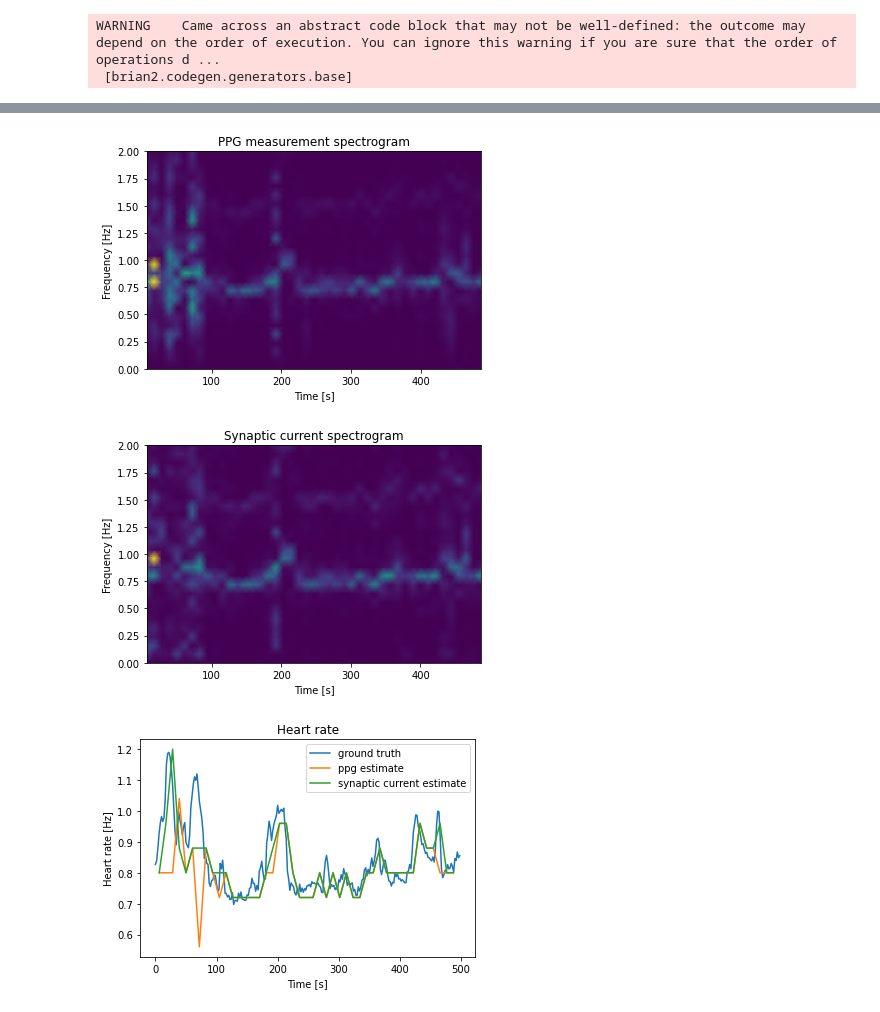
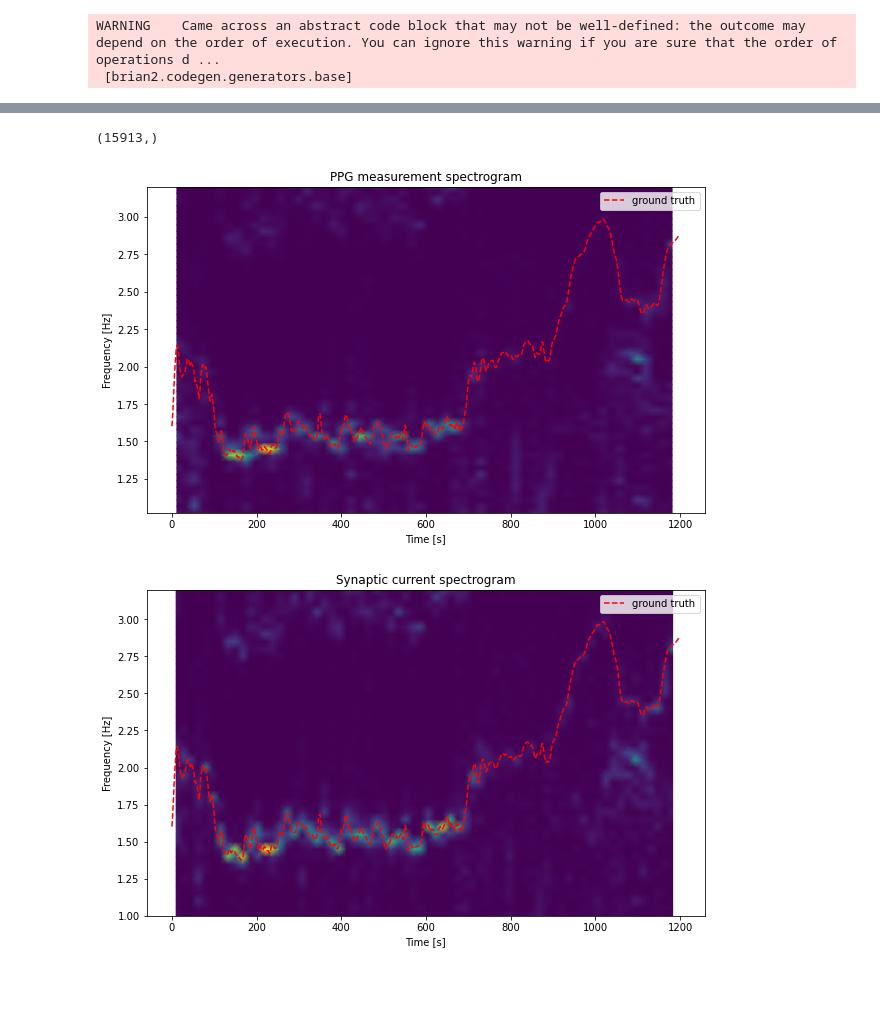
Before and after one commit to pennfranc/adm-ppg-analysis, a Jupyter notebook: test_neurons.ipynb, the cells around one changed output, grey strips where cells are left out. Saved outputs shown, nothing was run; the diff lists cells and outputs as text; code cells hidden in the pictures; blank space fills up the shorter version.

```diff
--- a/test_neurons.ipynb
+++ b/test_neurons.ipynb
@@ -7,7 +7,7 @@ from data_loader import load_pickle
 from ADM import ADM
 # %%
 # load PPG data
-data = load_pickle(1)
+data = load_pickle(5)
 PPG_signal = data['signal']['wrist']['BVP']
 
 # load heart rate data
@@ -45,7 +45,7 @@ def ADM_spikes(signal):
 device.reinit()
 device.activate()
 defaultclock.dt = 5000 * us
-duration = 500 * second
+duration = 1200 * second
 
 network = Network()
 chip = DynapSE(network)
@@ -115,53 +111,54 @@ mon_neuron_input.t.shape
+# %%
+mon_neuron_input.t.shape
+# %% [output]
+(15913,)
 # %%
 synaptic_current = mon_synapse_state.I_syn_exc2[0]
 original_ppg = PPG_signal[:ppg_segment_length, 0]
 #ts = mon_neuron_state.Imem[0]
 #ts = ts - ts.mean()
 
+bpm_hz = bpm / 60
+bpm_segment_length = int(duration / second / 2)
+
 fs_ppg = 64
 fs_syn = 10e5 / defaultclock.dt * us
-nperseg_ppg = 800
-nperseg_syn = 2500
+nperseg_ppg = 1500
+nperseg_syn = 4000
 
 f_ppg, t_ppg, Sxx_ppg = signal.spectrogram(original_ppg, fs_ppg, nperseg=nperseg_ppg)
 f_syn, t_syn, Sxx_syn = signal.spectrogram(synaptic_current, fs_syn, nperseg=nperseg_syn)
 
-fmin = 0 # Hz
-fmax = 2 # Hz
+fmin = 1 # Hz
+fmax = 3.2 # Hz
 freq_slice_ppg = np.where((f_ppg >= fmin) & (f_ppg <= fmax))
 freq_slice_syn = np.where((f_syn >= fmin) & (f_syn <= fmax))
 
 # keep only frequencies of interest
 f_ppg = f_ppg[freq_slice_ppg]
 f_syn   = f_syn[freq_slice_syn]
 Sxx_ppg = Sxx_ppg[freq_slice_ppg,:][0]
 Sxx_syn = Sxx_syn[freq_slice_syn,:][0]
 
 # plot ppg spectrogram
+plt.figure(figsize=(10, 6))
 plt.pcolormesh(t_ppg, f_ppg, Sxx_ppg, shading='gouraud')
 plt.title('PPG measurement spectrogram')
 plt.ylabel('Frequency [Hz]')
 plt.xlabel('Time [s]')
+plt.plot(np.arange(0, bpm_segment_length * 2, 2), bpm_hz[:bpm_segment_length], 'r--', label='ground truth')
+plt.legend()
 plt.show()
 
 # plot synaptic current spectrogram
+plt.figure(figsize=(10, 6))
 plt.pcolormesh(t_syn, f_syn, Sxx_syn, shading='gouraud')
 plt.title('Synaptic current spectrogram')
 plt.ylabel('Frequency [Hz]')
 plt.xlabel('Time [s]')
-plt.show()
-
-bpm_hz = bpm / 60
-bpm_segment_length = int(duration / second / 2)
-plt.plot(np.arange(0, bpm_segment_length * 2, 2), bpm_hz[:bpm_segment_length], label='ground truth')
-plt.plot(t_ppg, f_ppg[np.argmax(Sxx_ppg, axis=0)], label='ppg estimate')
-plt.plot(t_syn, f_syn[np.argmax(Sxx_syn, axis=0)], label='synaptic current estimate')
-plt.title('Heart rate')
-plt.ylabel('Heart rate [Hz]')
-plt.xlabel('Time [s]')
+plt.plot(np.arange(0, bpm_segment_length * 2, 2), bpm_hz[:bpm_segment_length], 'r--', label='ground truth')
 plt.legend()
 plt.show()
 # %% [output]
-[figure, old version]
+[figure, new version]
-[figure, old version]
+[figure, new version]
-[figure, removed]
```
Also changed, not shown: parts of 3 cells of this notebook.
